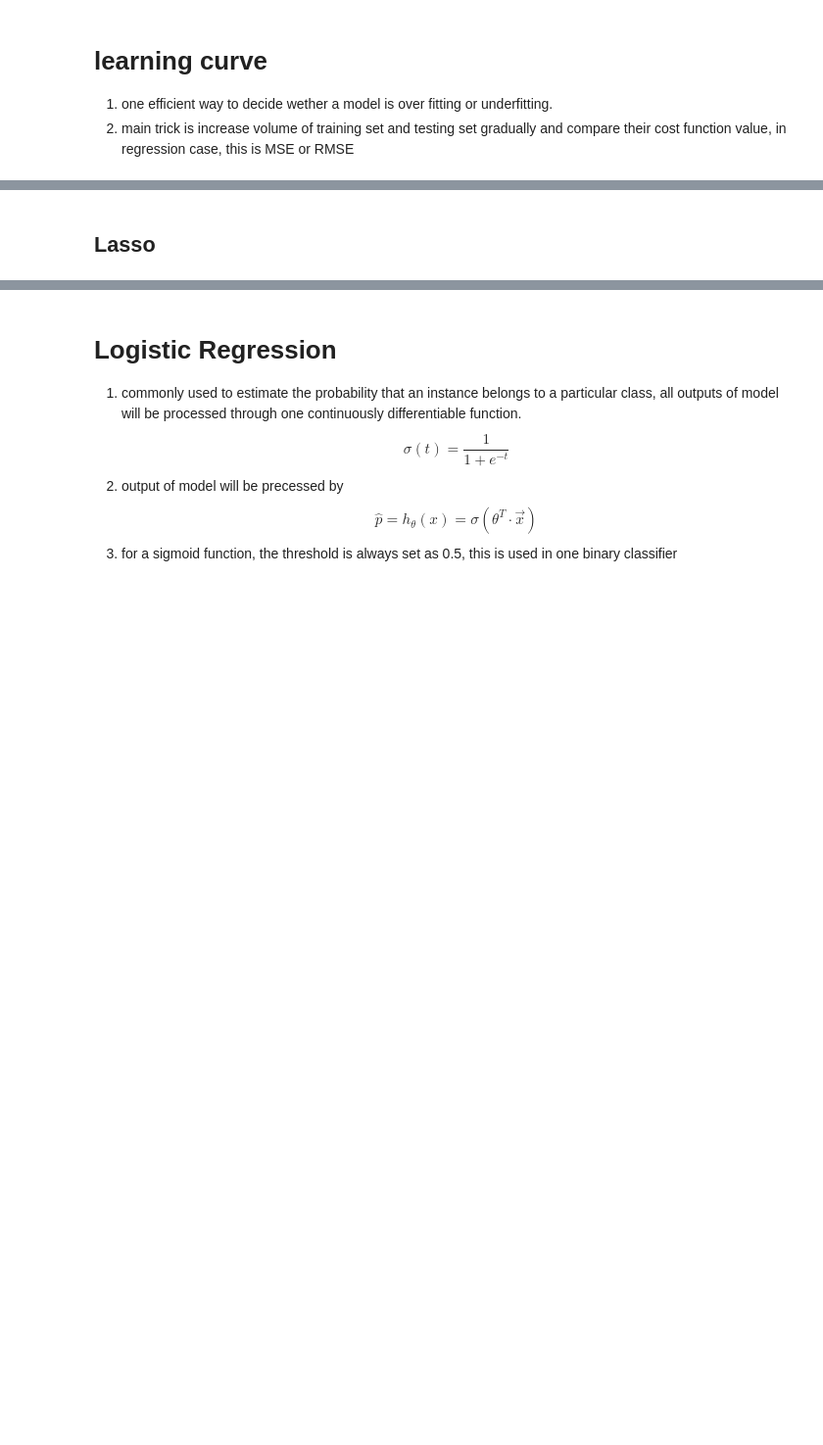
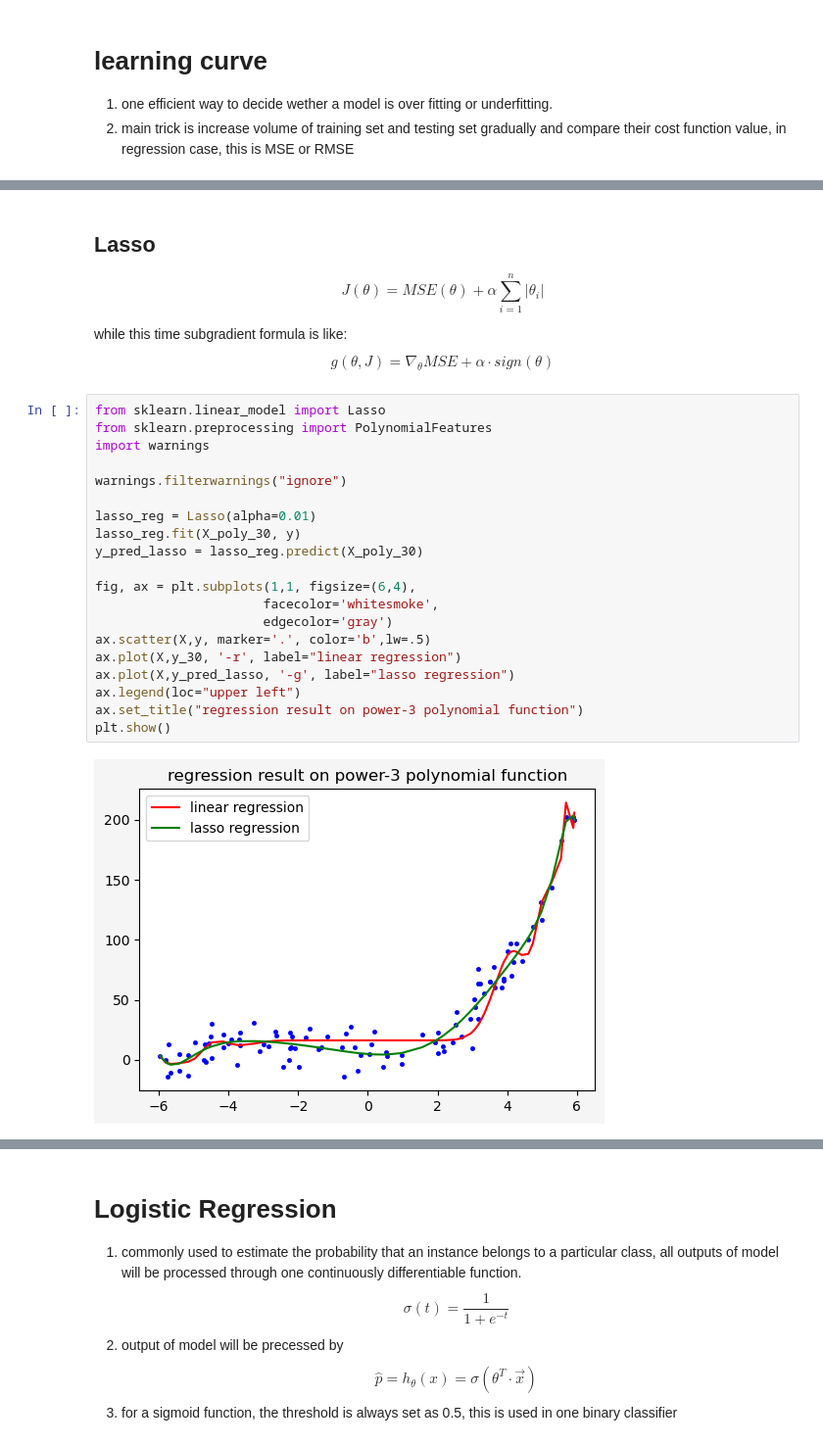
Before and after one commit to ChauserMondieu/machine_learning, a Jupyter notebook: chapters/training_model.ipynb, the cells around one changed output, grey strips where cells are left out. Shown at 98% size. Drawn from its saved outputs; the diff is of its cells as text; blank space fills up the shorter version.

```diff
--- a/chapters/training_model.ipynb
+++ b/chapters/training_model.ipynb
@@ -308,2 +309,32 @@ plt.show()
 # %% [markdown]
 ## Lasso
+$$
+    J(\theta) = MSE(\theta) + \alpha \sum_{i=1}^{n}{|\theta_{i}|}
+$$
+
+while this time subgradient formula is like:
+$$
+    g(\theta,J) = \nabla_{\theta} MSE + \alpha \cdot sign(\theta)
+$$
+# %%
+from sklearn.linear_model import Lasso
+from sklearn.preprocessing import PolynomialFeatures
+import warnings
+
+warnings.filterwarnings("ignore")
+
+lasso_reg = Lasso(alpha=0.01)
+lasso_reg.fit(X_poly_30, y)
+y_pred_lasso = lasso_reg.predict(X_poly_30)
+
+fig, ax = plt.subplots(1,1, figsize=(6,4),
+                      facecolor='whitesmoke',
+                      edgecolor='gray')
+ax.scatter(X,y, marker='.', color='b',lw=.5)
+ax.plot(X,y_30, '-r', label="linear regression")
+ax.plot(X,y_pred_lasso, '-g', label="lasso regression")
+ax.legend(loc="upper left")
+ax.set_title("regression result on power-3 polynomial function")
+plt.show()
+# %% [output]
+[figure, added]
```
Also changed, not shown: parts of 18 cells of this notebook, 1 other file.
